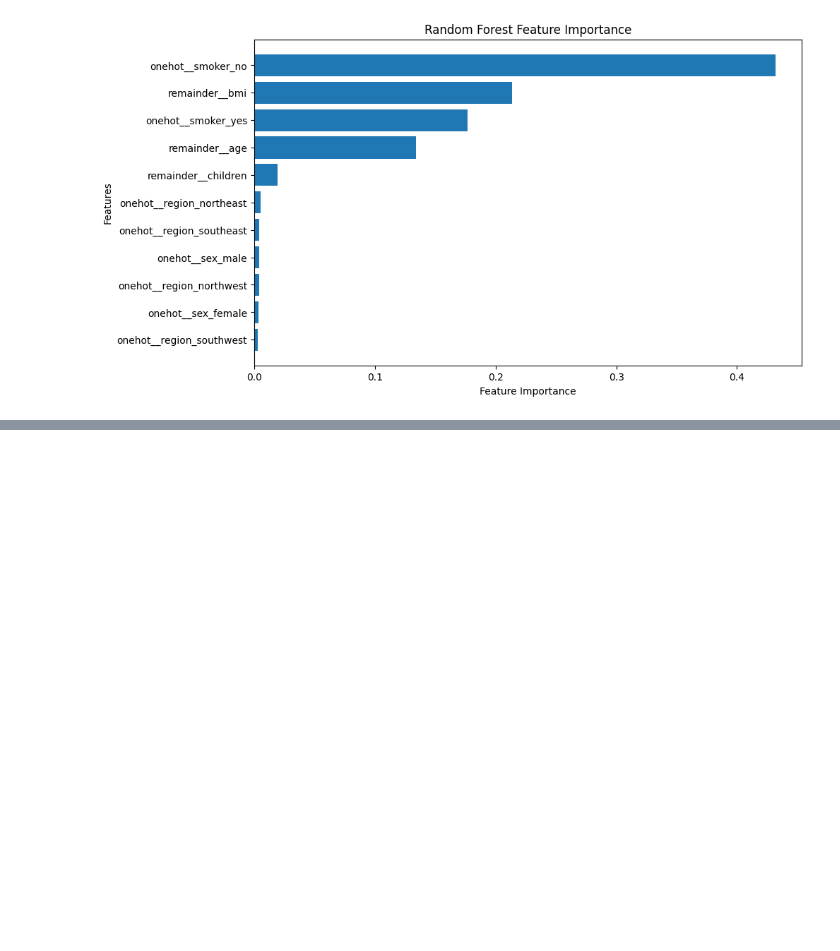
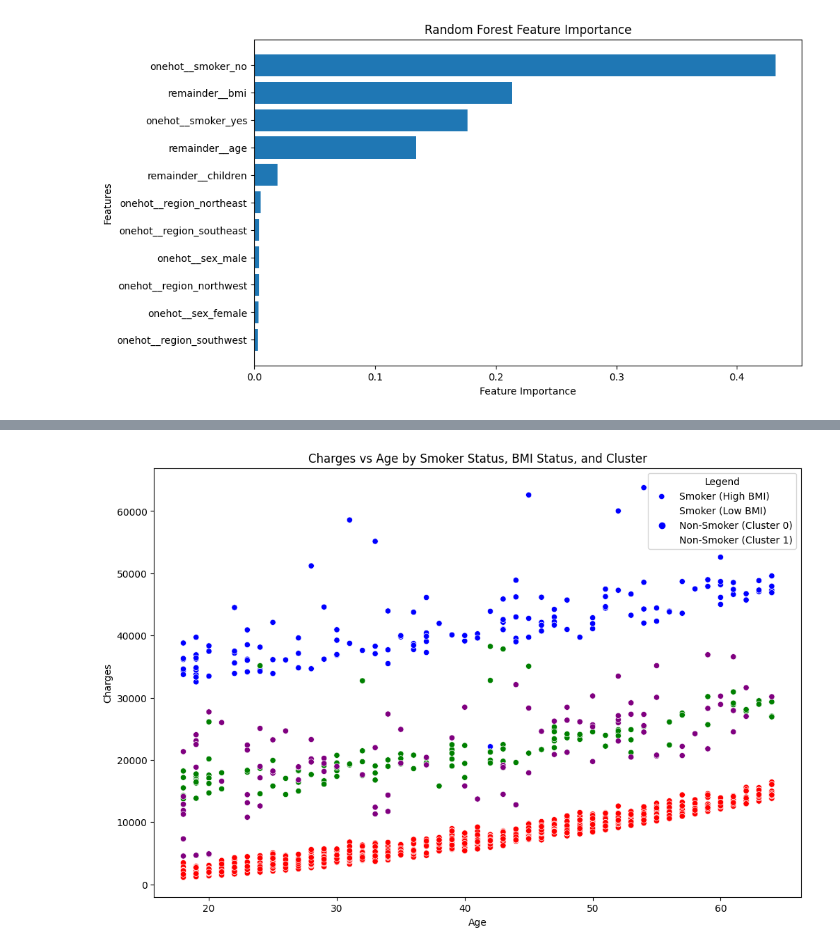
Before and after one commit to mukherjeesrijit/data-science-projects, a Jupyter notebook: us-medical-insurance-project.ipynb, the cells around one changed output, grey strips where cells are left out. Saved outputs shown, nothing was run; the diff lists cells and outputs as text; code cells hidden in the pictures; blank space fills up the shorter version.

```diff
--- a/us-medical-insurance-project.ipynb
+++ b/us-medical-insurance-project.ipynb
@@ -398,0 +533,27 @@ If your BMI is 30.0 or higher, it falls within the obese range.
+# %%
+# Create a single plot with different categories using distinct colors
+plt.figure(figsize=(12, 8))
+
+# Plot for smoker with high BMI (blue)
+sns.scatterplot(x='age', y='charges', data=df[(df['smoker'] == 'yes') & (df['bmi_status'] == 'high')],
+                hue='smoker', style='bmi_status', markers=['o', 's'], palette=['blue'], legend='full')
+
+# Plot for smoker with low BMI (red)
+sns.scatterplot(x='age', y='charges', data=df[(df['smoker'] == 'yes') & (df['bmi_status'] == 'low')],
+                hue='smoker', style='bmi_status', markers=['o', 's'], palette=['green'], legend=False)
+
+# Plot for non-smokers with cluster 0 (green)
+sns.scatterplot(x='age', y='charges', data=df[(df['smoker'] == 'no') & (df['cluster'] == 0)],
+                hue='cluster', palette=['red'], legend=False)
+
+# Plot for non-smokers with cluster 1 (purple)
+sns.scatterplot(x='age', y='charges', data=df[(df['smoker'] == 'no') & (df['cluster'] == 1)],
+                hue='cluster', palette=['purple'], legend=False)
+
+plt.title('Charges vs Age by Smoker Status, BMI Status, and Cluster')
+plt.xlabel('Age')
+plt.ylabel('Charges')
+plt.legend(title='Legend', loc='upper right', labels=['Smoker (High BMI)', 'Smoker (Low BMI)', 'Non-Smoker (Cluster 0)', 'Non-Smoker (Cluster 1)'])
+plt.show()
+# %% [output]
+[figure, added]
```
Also changed, not shown: parts of 16 cells of this notebook.
